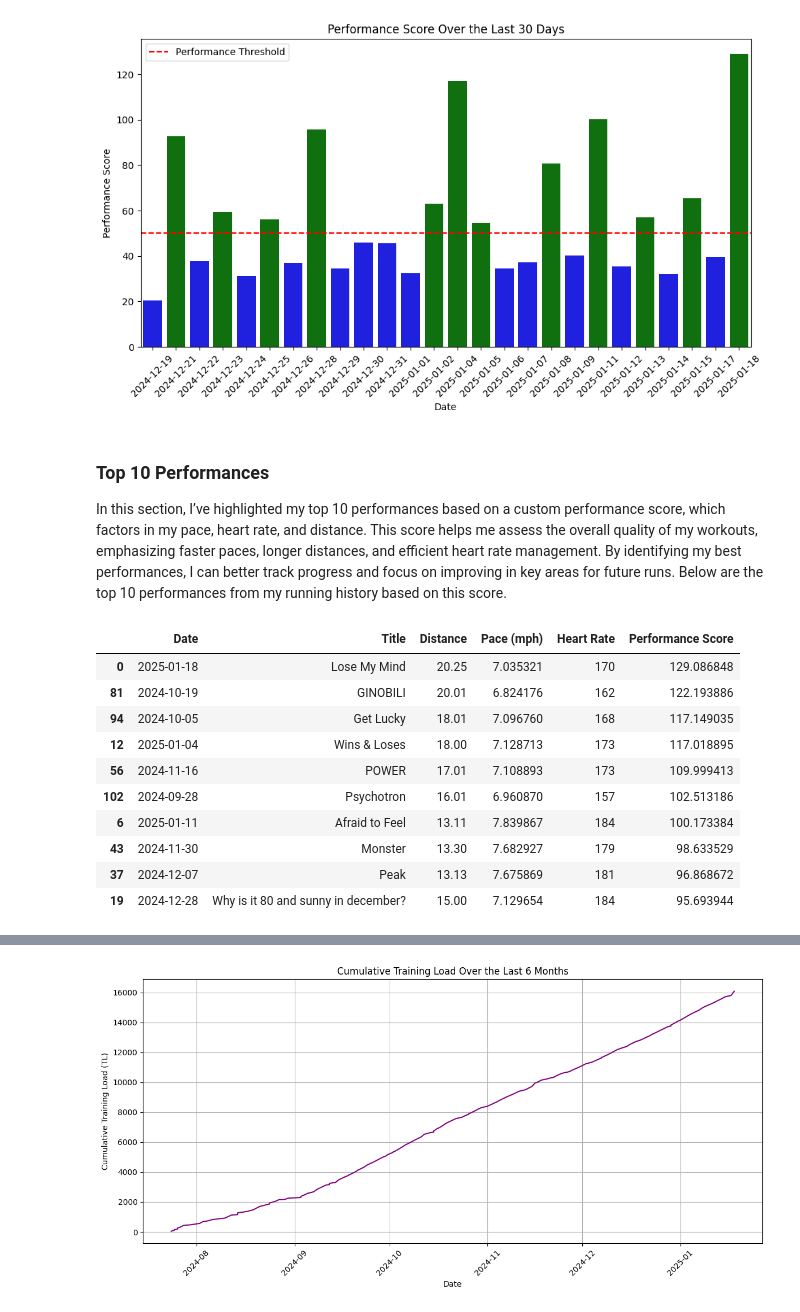
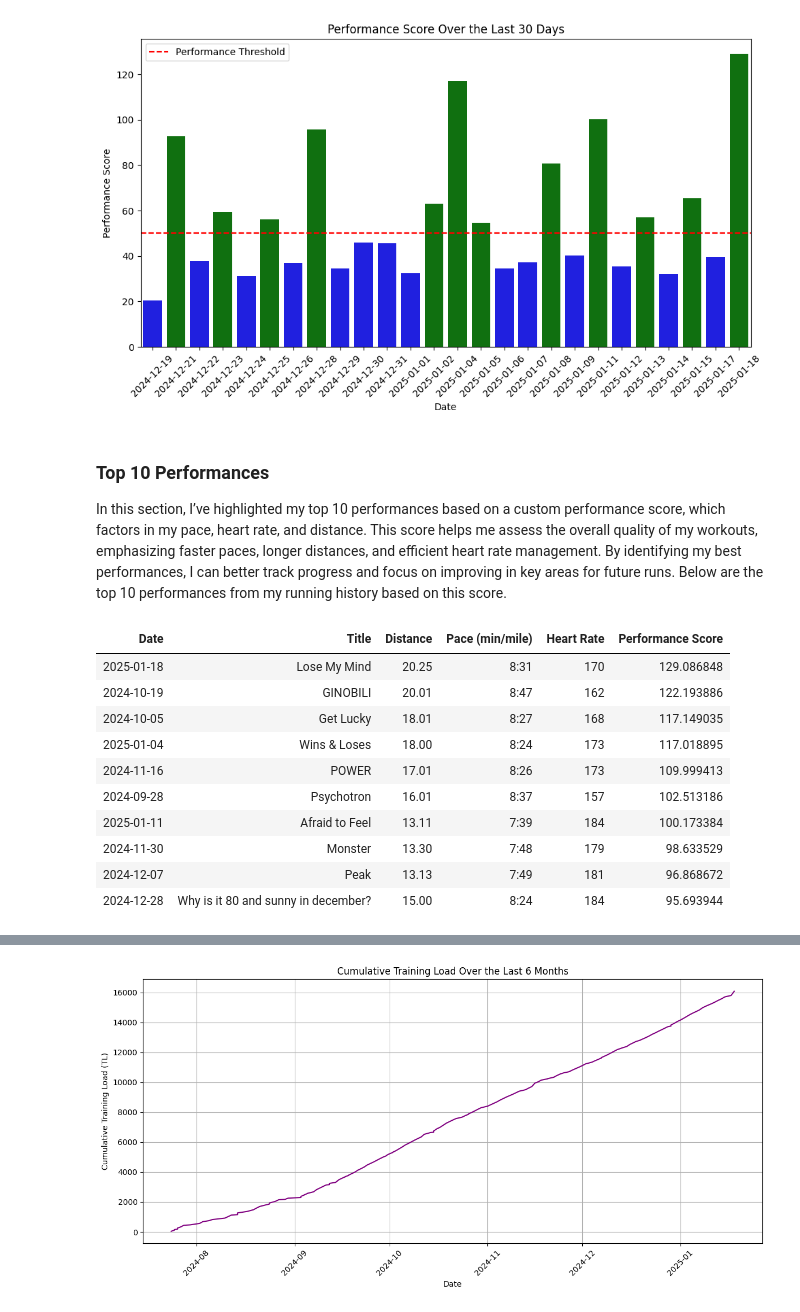
Before and after one commit to TimB21/Marathon-Training-Performance-and-Recovery-Dashboard, a Jupyter notebook: Script/Script.ipynb, the cells around one changed output, grey strips where cells are left out. Saved outputs shown, nothing was run; the diff lists cells and outputs as text; code cells hidden in the pictures.

Commit message:
Going through and adding html links and fixing display of the charts

```diff
--- a/Script/Script.ipynb
+++ b/Script/Script.ipynb
@@ -423,0 +390,13 @@ display(weekly_mileage)
+# %%
+from IPython.display import display, HTML
+
+# Convert the DataFrame to HTML and wrap it in a centered div
+html_table = weekly_mileage.to_html(classes='dataframe', index=False)
+centered_html = f"""
+<div style="text-align: center;">
+    {html_table}
+</div>
+"""
+
+# Display the centered DataFrame
+display(HTML(centered_html))
@@ -688,37 +683,46 @@ plot_performance_score(df, 30, "Last 30 Days")
 [figure]
 [figure]
 # %% [markdown]
-### Top 10 Performances
+<h3 id="top-10-performances">Top 10 Performances</h3>
 
 In this section, I’ve highlighted my top 10 performances based on a custom performance score, which factors in my pace, heart rate, and distance. This score helps me assess the overall quality of my workouts, emphasizing faster paces, longer distances, and efficient heart rate management. By identifying my best performances, I can better track progress and focus on improving in key areas for future runs. Below are the top 10 performances from my running history based on this score.
 # %%
 def display_top_performances(df):
     # Create a copy of the DataFrame to avoid modifying the original data
     # df = df.copy()
 
     # Apply the performance score function to the data
     df['Performance Score'] = df.apply(
         lambda row: calculate_performance_score(row['Pace (mph)'], row['Heart Rate'], row['Distance']), axis=1
     )
 
     # Sort by Performance Score in descending order and get the top 10
     top_10_performances = df.sort_values(by='Performance Score', ascending=False).head(10)
 
-    display(top_10_performances[['Date', 'Title', 'Distance', 'Pace (mph)', 'Heart Rate', 'Performance Score']])
 
-# Example usage:
+    # Convert the DataFrame to HTML and wrap it in a centered div
+    html_table = (top_10_performances[['Date', 'Title', 'Distance', 'Pace (min/mile)', 'Heart Rate', 'Performance Score']]).to_html(classes='dataframe', index=False)
+    centered_html = f"""
+    <div style="text-align: center;">
+        {html_table}
+    </div>
+    """
+
+    # Display the centered DataFrame
+    display(HTML(centered_html))
+
 # Display the top 10 performances
 display_top_performances(df)
 # %% [output]
-|  | Date | Title | Distance | Pace (mph) | Heart Rate | Performance Score |
-| 0 | 2025-01-18 | Lose My Mind | 20.25 | 7.035321 | 170 | 129.086848 |
-| 81 | 2024-10-19 | GINOBILI | 20.01 | 6.824176 | 162 | 122.193886 |
-| 94 | 2024-10-05 | Get Lucky | 18.01 | 7.096760 | 168 | 117.149035 |
-| 12 | 2025-01-04 | Wins & Loses | 18.00 | 7.128713 | 173 | 117.018895 |
-| 56 | 2024-11-16 | POWER | 17.01 | 7.108893 | 173 | 109.999413 |
-| 102 | 2024-09-28 | Psychotron | 16.01 | 6.960870 | 157 | 102.513186 |
-| 6 | 2025-01-11 | Afraid to Feel | 13.11 | 7.839867 | 184 | 100.173384 |
-| 43 | 2024-11-30 | Monster | 13.30 | 7.682927 | 179 | 98.633529 |
-| 37 | 2024-12-07 | Peak | 13.13 | 7.675869 | 181 | 96.868672 |
-| 19 | 2024-12-28 | Why is it 80 and sunny in december? | 15.00 | 7.129654 | 184 | 95.693944 |
+| Date | Title | Distance | Pace (min/mile) | Heart Rate | Performance Score |
+| 2025-01-18 | Lose My Mind | 20.25 | 8:31 | 170 | 129.086848 |
+| 2024-10-19 | GINOBILI | 20.01 | 8:47 | 162 | 122.193886 |
+| 2024-10-05 | Get Lucky | 18.01 | 8:27 | 168 | 117.149035 |
+| 2025-01-04 | Wins & Loses | 18.00 | 8:24 | 173 | 117.018895 |
+| 2024-11-16 | POWER | 17.01 | 8:26 | 173 | 109.999413 |
+| 2024-09-28 | Psychotron | 16.01 | 8:37 | 157 | 102.513186 |
+| 2025-01-11 | Afraid to Feel | 13.11 | 7:39 | 184 | 100.173384 |
+| 2024-11-30 | Monster | 13.30 | 7:48 | 179 | 98.633529 |
+| 2024-12-07 | Peak | 13.13 | 7:49 | 181 | 96.868672 |
+| 2024-12-28 | Why is it 80 and sunny in december? | 15.00 | 8:24 | 184 | 95.693944 |
 # %% [markdown]
```
Also changed, not shown: parts of 10 cells of this notebook.
